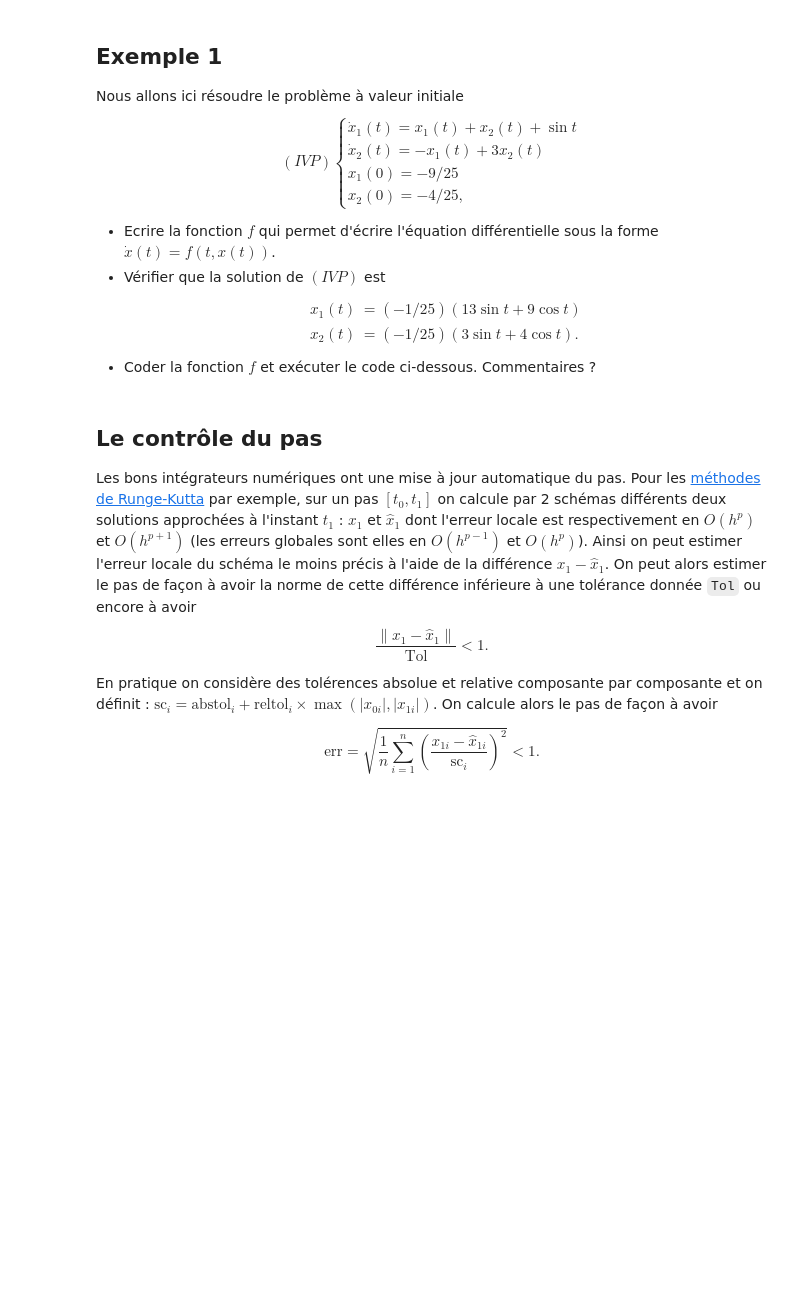
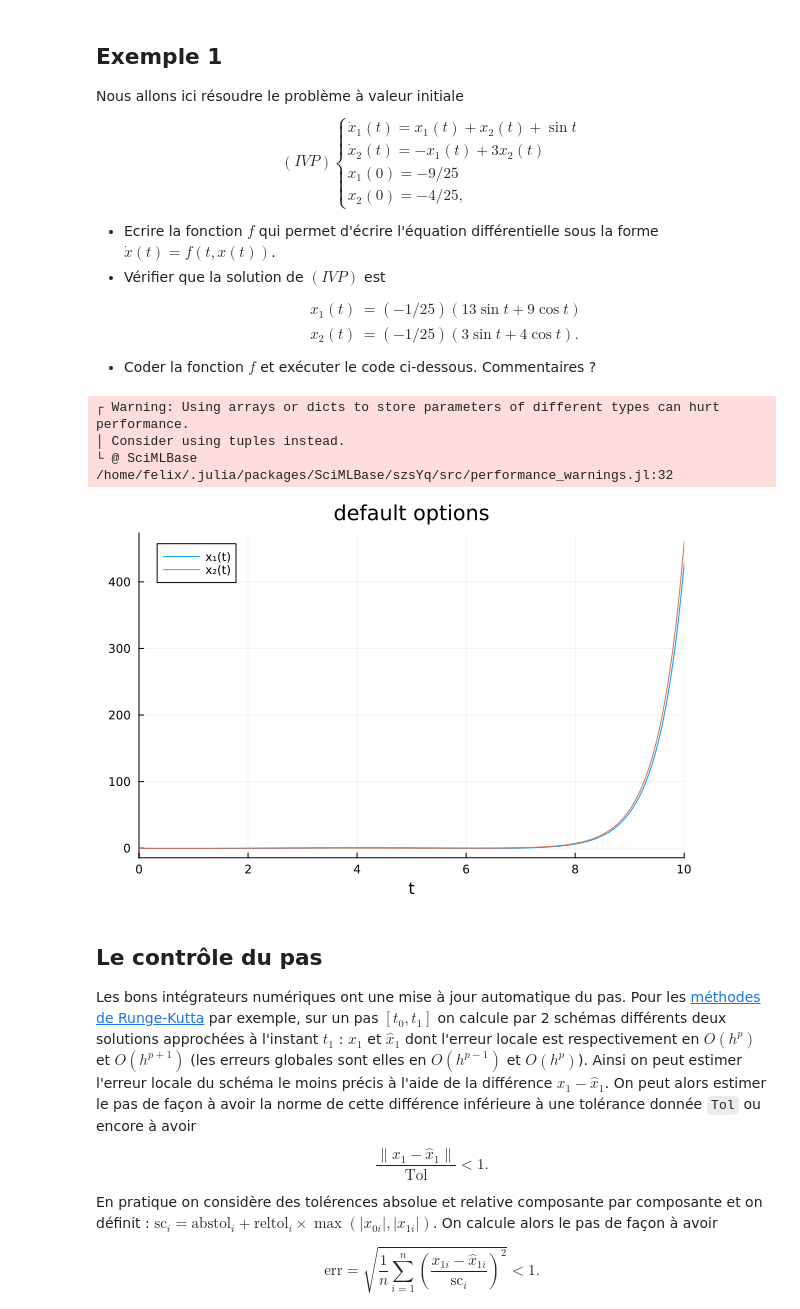
Before and after one commit to f-debrandois/N7_A3, a Jupyter notebook: S7/Calcul_diff/tp/edo-general.ipynb, the cells around one changed output. Saved outputs shown, nothing was run; the diff lists cells and outputs as text; code cells hidden in the pictures; blank space fills up the shorter version.

```diff
--- a/S7/Calcul_diff/tp/edo-general.ipynb
+++ b/S7/Calcul_diff/tp/edo-general.ipynb
@@ -48,34 +50,40 @@ x_2(t)&= (-1/25)(3\sin t+4\cos t).
 # un problème IVP est une équation différentielle ordinaire
 # (EDO en français, ODE en anglais)
 # avec en plus une condition initiale.
 
 """
     Second membre de l'IVP
     x : vecteur d'état
     λ : vecteur de paramètres
     t : variable de temps
 """
 function exemple1(x, λ, t)
 
     xpoint = similar(x)
 
     # A COMPLETER/MODIFIER
-    xpoint[:] = zeros(size(x))
+    xpoint[1] = x[1] + x[2] + sin(t)
+    xpoint[2]= -x[1] + 3*x[2]
 
     return xpoint
 end
 
 λ  = [] # pas de paramètres
 
 t0 = 0
 tf = 10
 tspan = (t0, tf) # intervalle d'intégration
 
 x0   = [-9/25, -4/25] # condition initiale
 
 prob = ODEProblem(exemple1, x0, tspan, λ)  # définition du problème IVP
 sol  = solve(prob) # résolution du problème IVP
 p1   = plot(sol, label = ["x₁(t)" "x₂(t)"], title = "default options") # affichage de la solution
+# %% [output]
+┌ Warning: Using arrays or dicts to store parameters of different types can hurt performance.
+│ Consider using tuples instead.
+└ @ SciMLBase /home/felix/.julia/packages/SciMLBase/szsYq/src/performance_warnings.jl:32
+[figure, added]
 # %% [markdown]
 ## Le contrôle du pas
 Les bons intégrateurs numériques ont une mise à jour automatique du pas. Pour les
```
Also changed, not shown: parts of 10 cells of this notebook, 4 other files.
